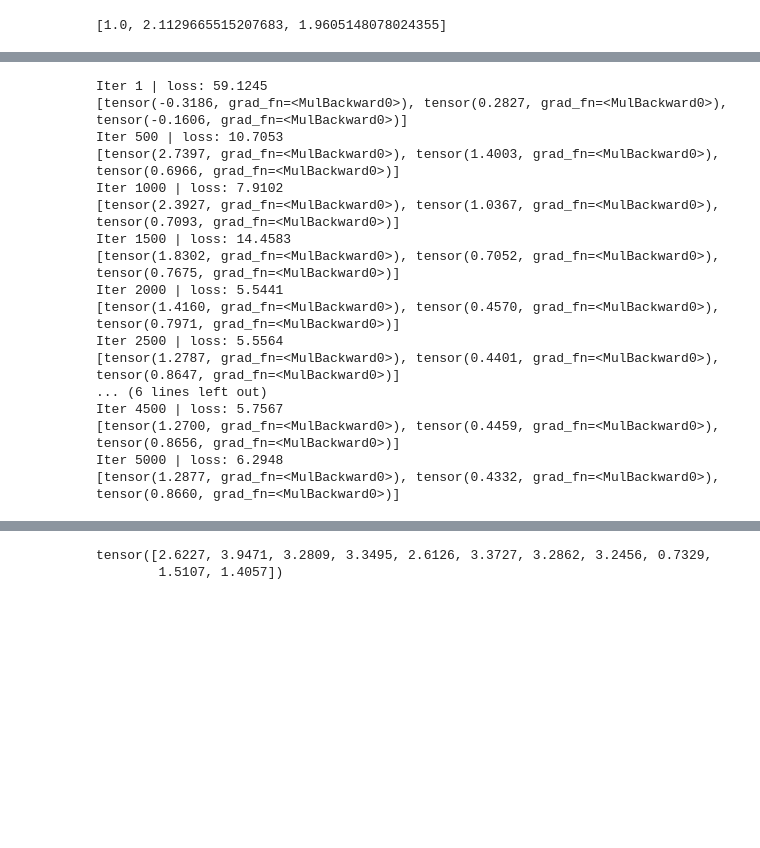
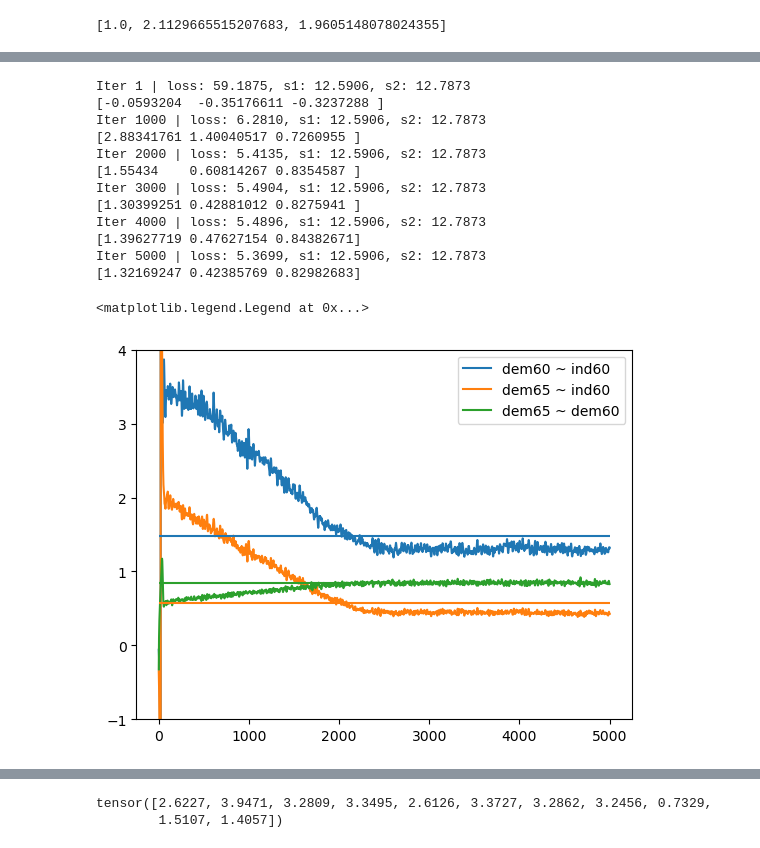
Before and after one commit to causal-design/sem2, a Jupyter notebook: sem2.ipynb, the cells around one changed output, grey strips where cells are left out. Cells and saved outputs as stored; diff of their text form; code cells hidden in the pictures; blank space fills up the shorter version.

```diff
--- a/sem2.ipynb
+++ b/sem2.ipynb
@@ -227,39 +243,47 @@ sample_cov = torch.cov(torch.t(x))
 model = sem2(formula)
 optimizer = torch.optim.Adam(model.parameters(), lr=2e-2)
 model.train()
-for i in range(5000):
+niter = 5000
+coefs = np.zeros([niter, 3])
+for i in range(niter):
     optimizer.zero_grad()
     model_sample = model(x.size(0) * 10)[:, observed_index]
     model_cov = torch.cov(torch.t(model_sample))
     loss = torch.norm(sample_cov - model_cov)
     loss.backward()
     optimizer.step()
-    if i == 0 or (i + 1) % 500 == 0:
-        print(f'Iter {i + 1} | loss: {loss.item():.4f}')
-        ind60_scale = model.layer["x1"].weight[0][0]
-        dem60_scale = model.layer["y1"].weight[0][0]
-        dem65_scale = model.layer["y5"].weight[0][0]
-        print([model.layer["dem60"].weight[0][0] / ind60_scale * dem60_scale,
-               model.layer["dem65"].weight[0][0] / ind60_scale * dem65_scale,
-               model.layer["dem65"].weight[0][1] / dem60_scale * dem65_scale])
+    ind60_scale = model.layer["x1"].weight[0][0]
+    dem60_scale = model.layer["y1"].weight[0][0]
+    dem65_scale = model.layer["y5"].weight[0][0]
+    coefs[i,:] = torch.tensor([model.layer["dem60"].weight[0][0] / ind60_scale * dem60_scale,
+                               model.layer["dem65"].weight[0][0] / ind60_scale * dem65_scale,
+                               model.layer["dem65"].weight[0][1] / dem60_scale * dem65_scale]).numpy()
+    if i == 0 or (i + 1) % 1000 == 0:
+        print(f'Iter {i + 1} | loss: {loss.item():.4f}, s1: {s1.item():.4f}, s2: {s2.item():.4f}')
+        print(coefs[i, :])
 # %% [output]
-Iter 1 | loss: 59.1245
-[tensor(-0.3186, grad_fn=<MulBackward0>), tensor(0.2827, grad_fn=<MulBackward0>), tensor(-0.1606, grad_fn=<MulBackward0>)]
-Iter 500 | loss: 10.7053
-[tensor(2.7397, grad_fn=<MulBackward0>), tensor(1.4003, grad_fn=<MulBackward0>), tensor(0.6966, grad_fn=<MulBackward0>)]
-Iter 1000 | loss: 7.9102
-[tensor(2.3927, grad_fn=<MulBackward0>), tensor(1.0367, grad_fn=<MulBackward0>), tensor(0.7093, grad_fn=<MulBackward0>)]
-Iter 1500 | loss: 14.4583
-[tensor(1.8302, grad_fn=<MulBackward0>), tensor(0.7052, grad_fn=<MulBackward0>), tensor(0.7675, grad_fn=<MulBackward0>)]
-Iter 2000 | loss: 5.5441
-[tensor(1.4160, grad_fn=<MulBackward0>), tensor(0.4570, grad_fn=<MulBackward0>), tensor(0.7971, grad_fn=<MulBackward0>)]
-Iter 2500 | loss: 5.5564
-[tensor(1.2787, grad_fn=<MulBackward0>), tensor(0.4401, grad_fn=<MulBackward0>), tensor(0.8647, grad_fn=<MulBackward0>)]
-... (6 lines left out)
-Iter 4500 | loss: 5.7567
-[tensor(1.2700, grad_fn=<MulBackward0>), tensor(0.4459, grad_fn=<MulBackward0>), tensor(0.8656, grad_fn=<MulBackward0>)]
-Iter 5000 | loss: 6.2948
-[tensor(1.2877, grad_fn=<MulBackward0>), tensor(0.4332, grad_fn=<MulBackward0>), tensor(0.8660, grad_fn=<MulBackward0>)]
+Iter 1 | loss: 59.1875, s1: 12.5906, s2: 12.7873
+[-0.0593204  -0.35176611 -0.3237288 ]
+Iter 1000 | loss: 6.2810, s1: 12.5906, s2: 12.7873
+[2.88341761 1.40040517 0.7260955 ]
+Iter 2000 | loss: 5.4135, s1: 12.5906, s2: 12.7873
+[1.55434    0.60814267 0.8354587 ]
+Iter 3000 | loss: 5.4904, s1: 12.5906, s2: 12.7873
+[1.30399251 0.42881012 0.8275941 ]
+Iter 4000 | loss: 5.4896, s1: 12.5906, s2: 12.7873
+[1.39627719 0.47627154 0.84382671]
+Iter 5000 | loss: 5.3699, s1: 12.5906, s2: 12.7873
+[1.32169247 0.42385769 0.82982683]
+# %%
+plt.plot(range(niter), coefs[:,0], label = "dem60 ~ ind60")
+plt.plot(range(niter), coefs[:,1], label = "dem65 ~ ind60")
+plt.plot(range(niter), coefs[:,2], label = "dem65 ~ dem60")
+plt.hlines(lavaan_coefs, xmin = 0, xmax = niter, colors = ["C0", "C1", "C2"])
+plt.ylim(-1, 4)
+plt.legend()
+# %% [output]
+<matplotlib.legend.Legend at 0x...>
+[figure, added]
 # %%
 # change loss function to negative log likelihood
 sample_cov = torch.cov(torch.t(x))
```
Also changed, not shown: parts of 10 cells of this notebook.
